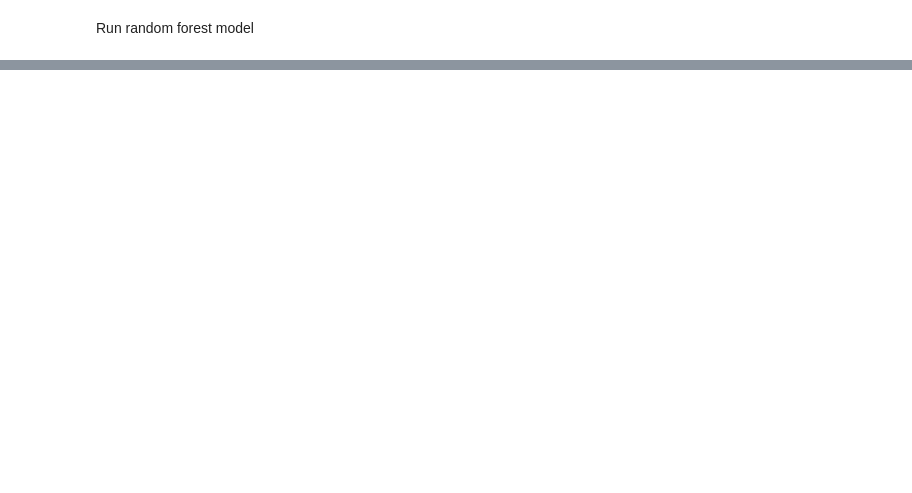
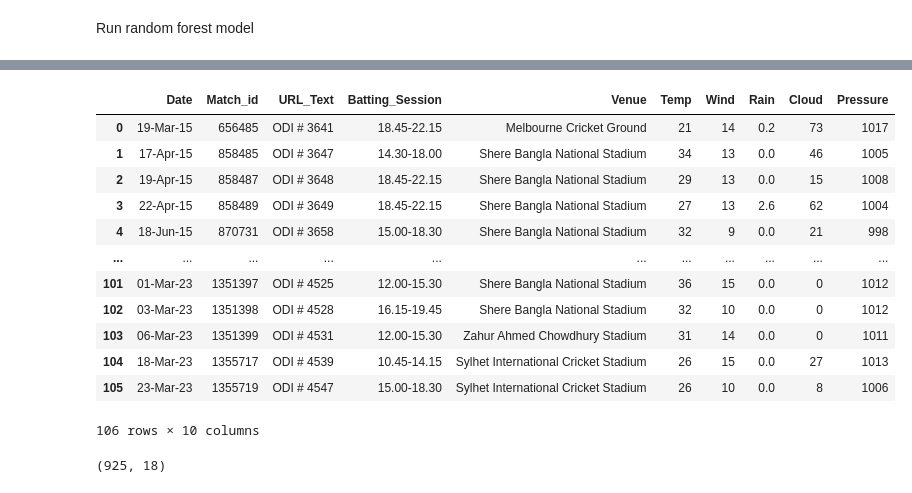
Before and after one commit to Anikcse19/Books-site-with-responsive, a Jupyter notebook: Thesis_Work.ipynb, the cells around one changed output, grey strips where cells are left out. Cells and saved outputs as stored; diff of their text form; code cells hidden in the pictures; blank space fills up the shorter version.

```diff
--- a/Thesis_Work.ipynb
+++ b/Thesis_Work.ipynb
@@ -526,0 +774,22 @@ R-squared: -0.15
+# %%
+batting_weather_df=batting_weather_dataset_updated
+batting_weather_df
+# %% [output]
+|  | Date | Match_id | URL_Text | Batting_Session | Venue | Temp | Wind | Rain | Cloud | Pressure |
+| 0 | 19-Mar-15 | 656485 | ODI # 3641 | 18.45-22.15 | Melbourne Cricket Ground | 21 | 14 | 0.2 | 73 | 1017 |
+| 1 | 17-Apr-15 | 858485 | ODI # 3647 | 14.30-18.00 | Shere Bangla National Stadium | 34 | 13 | 0.0 | 46 | 1005 |
+| 2 | 19-Apr-15 | 858487 | ODI # 3648 | 18.45-22.15 | Shere Bangla National Stadium | 29 | 13 | 0.0 | 15 | 1008 |
+| 3 | 22-Apr-15 | 858489 | ODI # 3649 | 18.45-22.15 | Shere Bangla National Stadium | 27 | 13 | 2.6 | 62 | 1004 |
+| 4 | 18-Jun-15 | 870731 | ODI # 3658 | 15.00-18.30 | Shere Bangla National Stadium | 32 | 9 | 0.0 | 21 | 998 |
+| ... | ... | ... | ... | ... | ... | ... | ... | ... | ... | ... |
+| 101 | 01-Mar-23 | 1351397 | ODI # 4525 | 12.00-15.30 | Shere Bangla National Stadium | 36 | 15 | 0.0 | 0 | 1012 |
+| 102 | 03-Mar-23 | 1351398 | ODI # 4528 | 16.15-19.45 | Shere Bangla National Stadium | 32 | 10 | 0.0 | 0 | 1012 |
+| 103 | 06-Mar-23 | 1351399 | ODI # 4531 | 12.00-15.30 | Zahur Ahmed Chowdhury Stadium | 31 | 14 | 0.0 | 0 | 1011 |
+| 104 | 18-Mar-23 | 1355717 | ODI # 4539 | 10.45-14.15 | Sylhet International Cricket Stadium | 26 | 15 | 0.0 | 27 | 1013 |
+| 105 | 23-Mar-23 | 1355719 | ODI # 4547 | 15.00-18.30 | Sylhet International Cricket Stadium | 26 | 10 | 0.0 | 8 | 1006 |
+106 rows × 10 columns
+# %%
+batting_merged_df = pd.merge(batting_df, batting_weather_df, on=['Match_id'])
+batting_merged_df.shape
+# %% [output]
+(925, 18)
```
Also changed, not shown: parts of 46 cells of this notebook.
